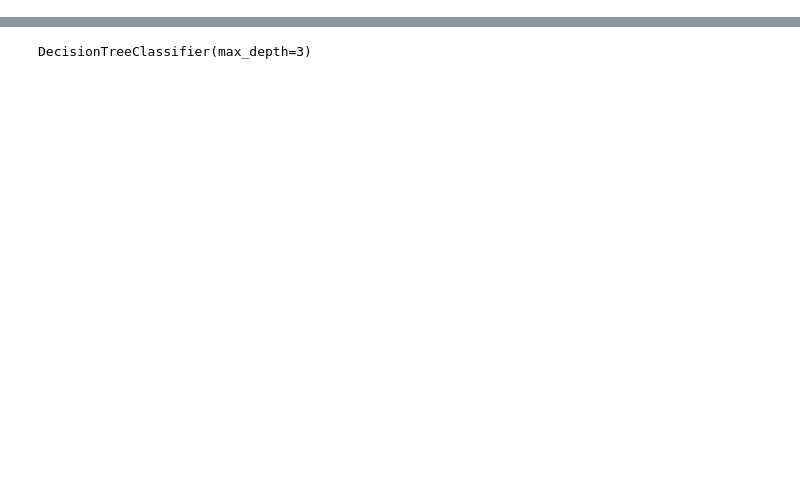
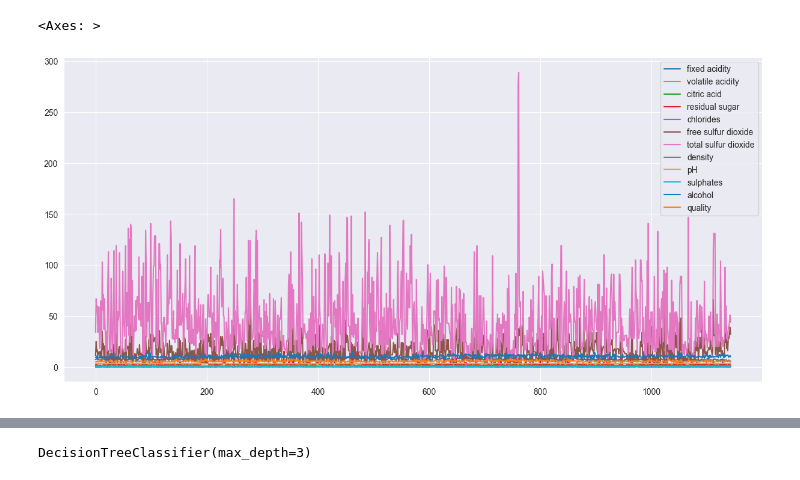
Before and after one commit to rhkraptor/AML, a Jupyter notebook: Adjusting_winequa_inaccordancewith_sklearn.ipynb, the cells around one changed output, grey strips where cells are left out. Saved outputs shown, nothing was run; the diff lists cells and outputs as text; code cells hidden in the pictures; blank space fills up the shorter version.

```diff
--- a/Adjusting_winequa_inaccordancewith_sklearn.ipynb
+++ b/Adjusting_winequa_inaccordancewith_sklearn.ipynb
@@ -8,5 +8,5 @@ from sklearn import tree
 from sklearn.model_selection import train_test_split
 import matplotlib.pyplot as plt
 # %%
-# Lade die Daten
-train = pd.read_csv('train.csv')
+# loading the Dataframe
+df = pd.read_csv('WineQT.csv')
@@ -21,0 +79,6 @@ train.head()
+# %%
+#graph all the data set - just for looking
+df.plot(figsize=(15,7))
+# %% [output]
+<Axes: >
+[figure, added]
```
Also changed, not shown: parts of 30 cells of this notebook.
